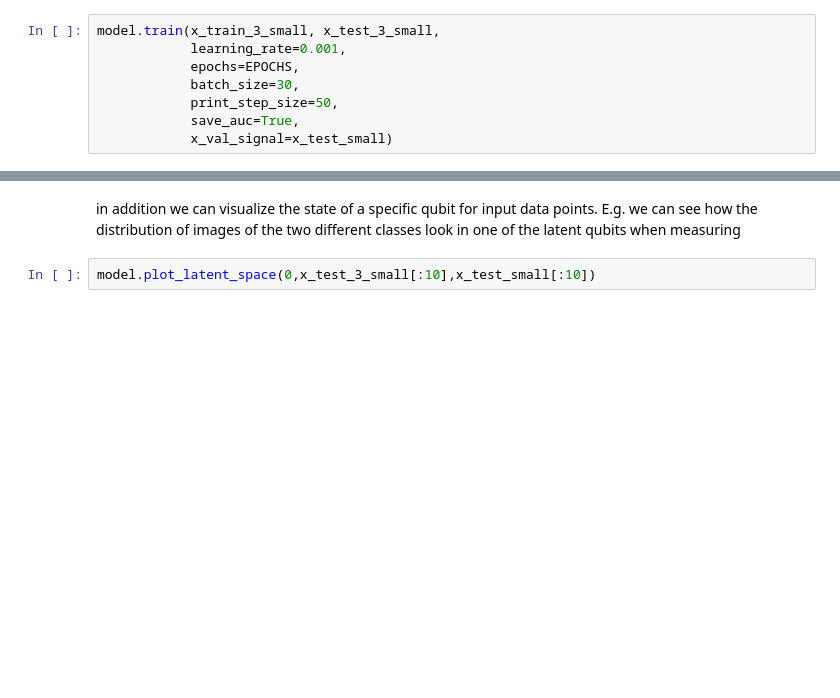
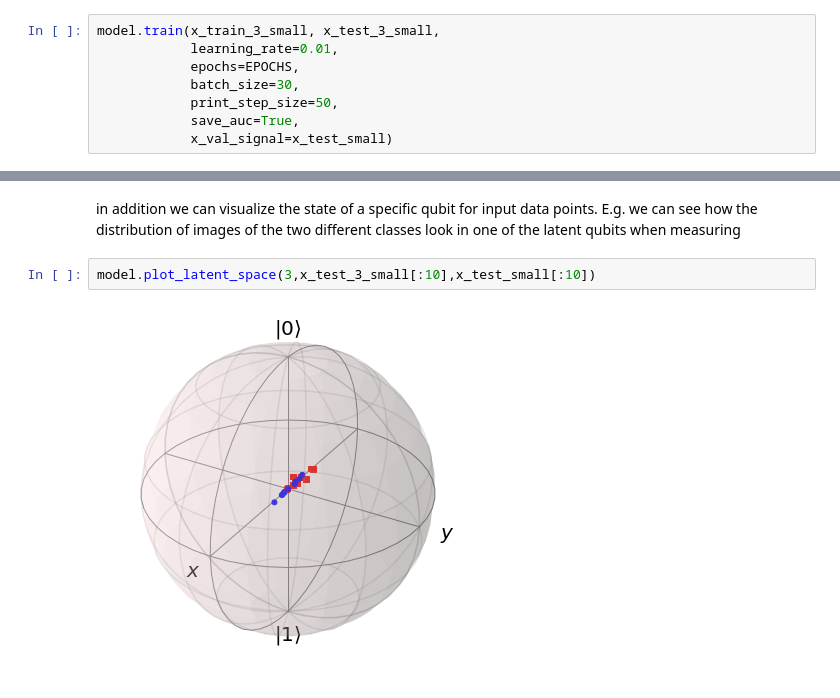
Before and after one commit to TomMago/hep-VQAE, a Jupyter notebook: notebooks/SQAE_MNIST.ipynb, the cells around one changed output, grey strips where cells are left out. Drawn from its saved outputs; the diff is of its cells as text; blank space fills up the shorter version.

```diff
--- a/notebooks/SQAE_MNIST.ipynb
+++ b/notebooks/SQAE_MNIST.ipynb
@@ -147,6 +147,6 @@ model.plot_circuit()
 # %%
 model.train(x_train_3_small, x_test_3_small,
-            learning_rate=0.001,
+            learning_rate=0.01,
             epochs=EPOCHS,
             batch_size=30,
             print_step_size=50,
@@ -188,4 +201,6 @@ model.plot_train_hist(logscale=True)
 in addition we can visualize the state of a specific qubit for input data points.
 E.g. we can see how the distribution of images of the two different classes look in one of the latent qubits when measuring
 # %%
-model.plot_latent_space(0,x_test_3_small[:10],x_test_small[:10])
+model.plot_latent_space(3,x_test_3_small[:10],x_test_small[:10])
+# %% [output]
+[figure, added]
```
Also changed, not shown: parts of 8 cells of this notebook, 9 other files.
